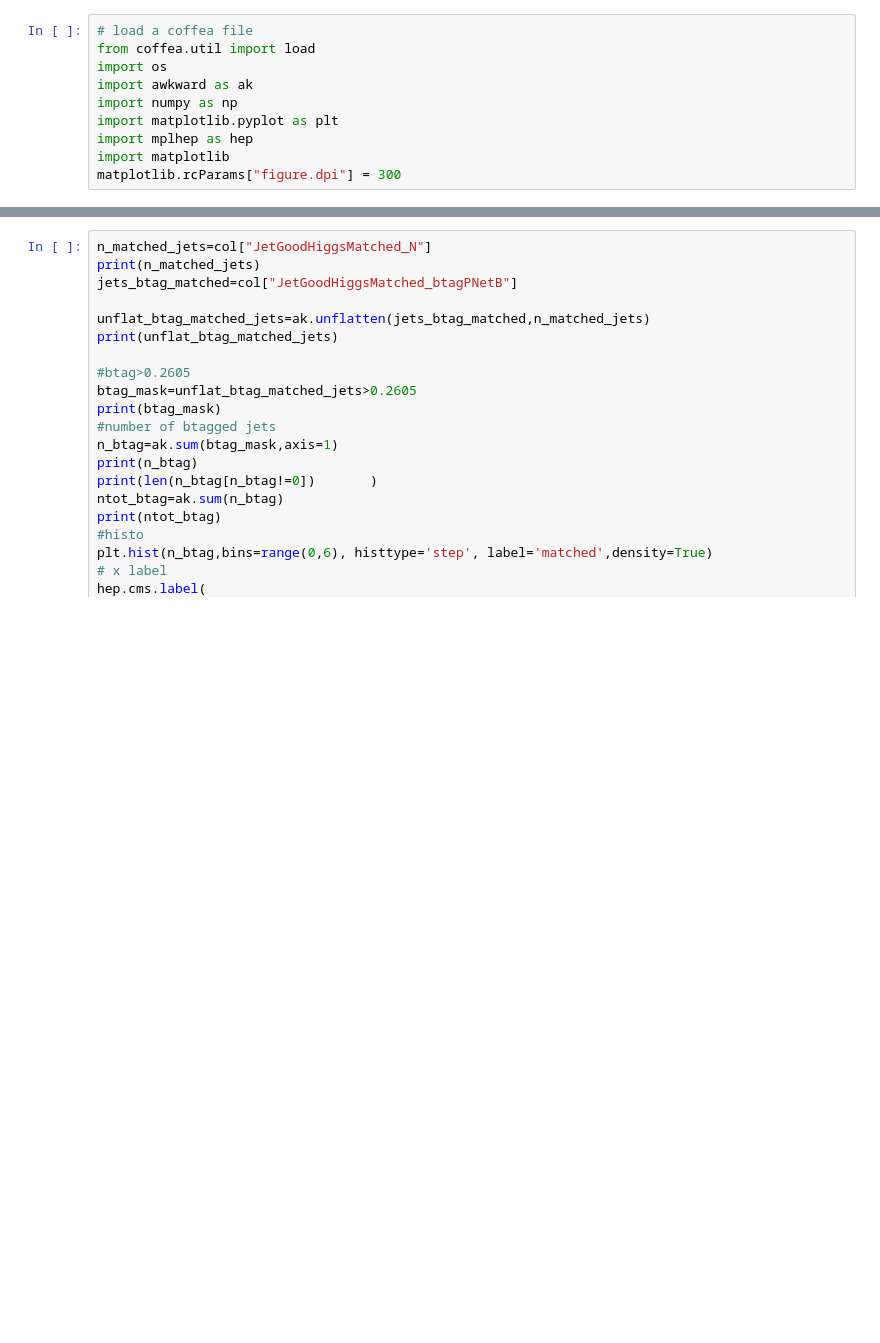
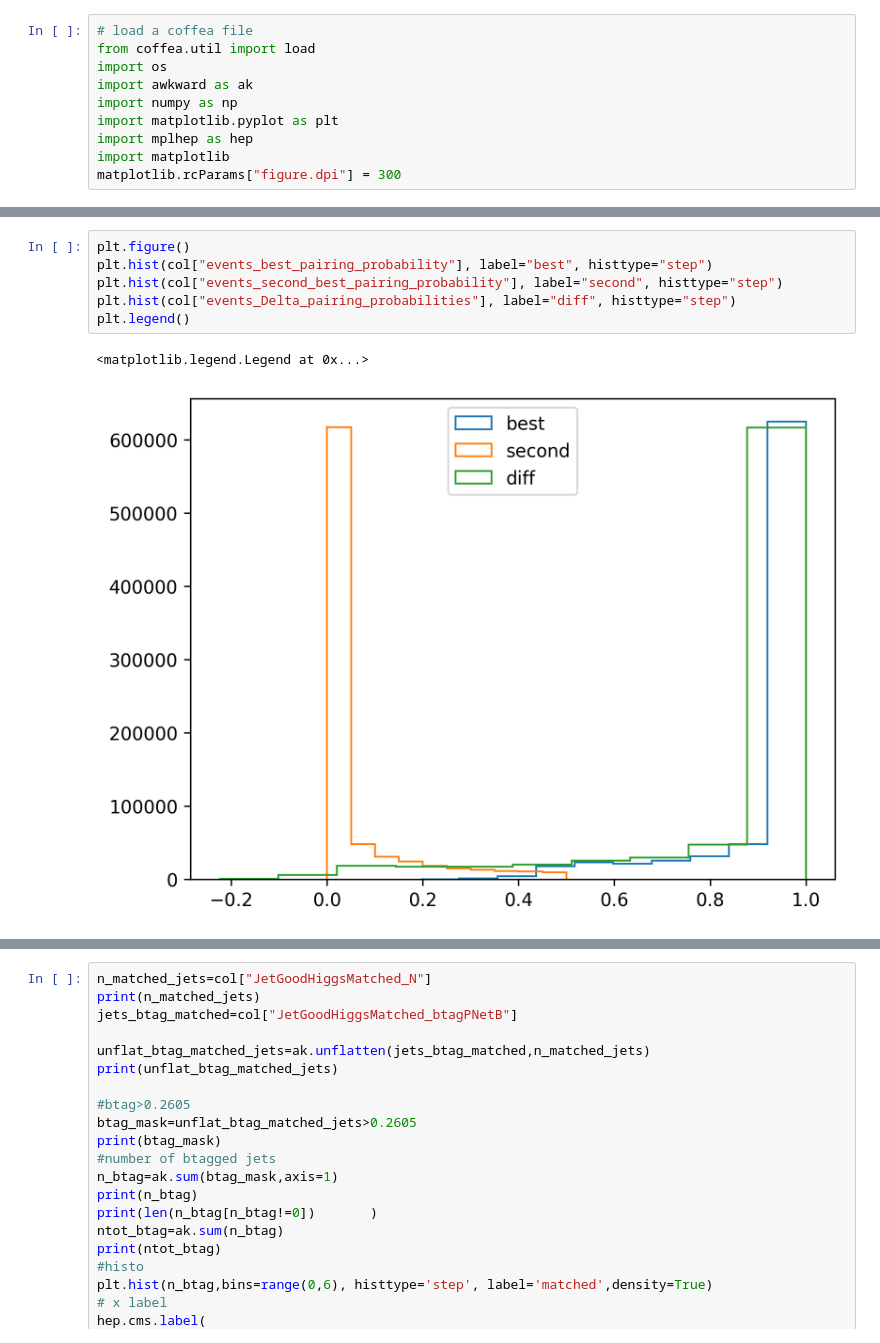
Before and after one commit to PocketCoffea/AnalysisConfigs, a Jupyter notebook: notebooks/load.ipynb, the cells around one changed output, grey strips where cells are left out. Saved outputs shown, nothing was run; the diff lists cells and outputs as text; blank space fills up the shorter version.

```diff
--- a/notebooks/load.ipynb
+++ b/notebooks/load.ipynb
@@ -156,0 +178,9 @@ plt.hist(col["weight"],bins=100)
+# %%
+plt.figure()
+plt.hist(col["events_best_pairing_probability"], label="best", histtype="step")
+plt.hist(col["events_second_best_pairing_probability"], label="second", histtype="step")
+plt.hist(col["events_Delta_pairing_probabilities"], label="diff", histtype="step")
+plt.legend()
+# %% [output]
+<matplotlib.legend.Legend at 0x...>
+[figure, added]
```
Also changed, not shown: parts of 8 cells of this notebook, 1 other file.
